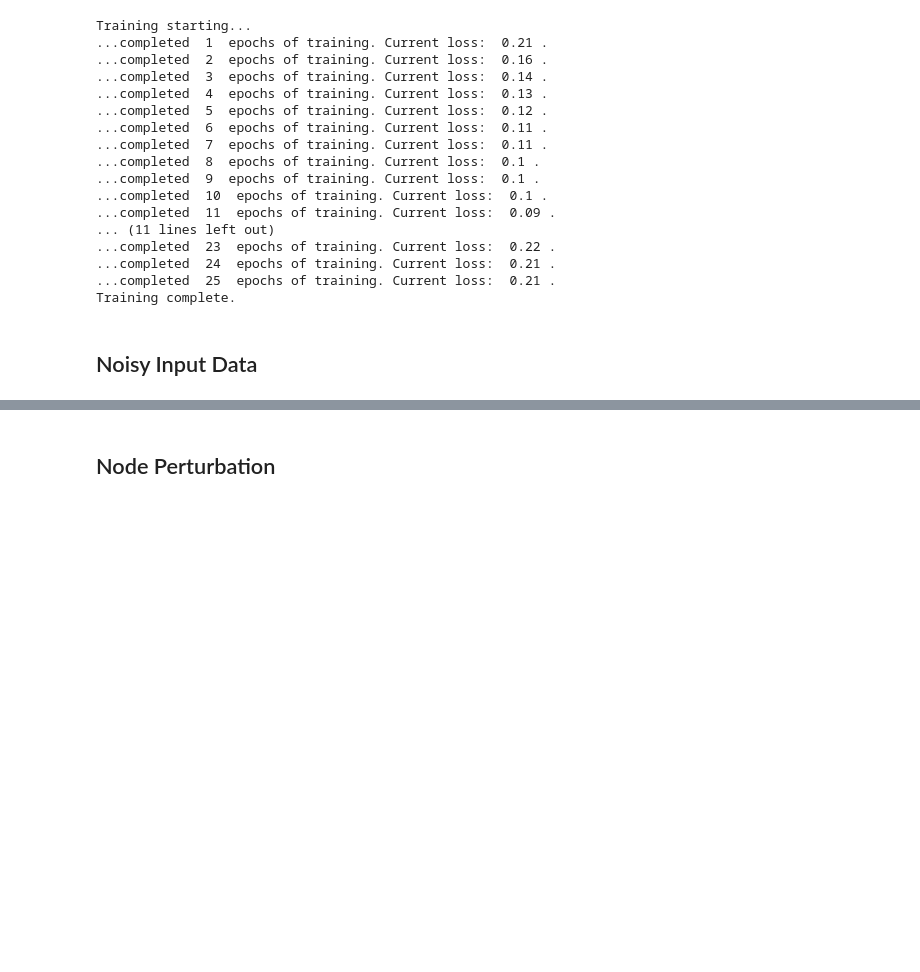
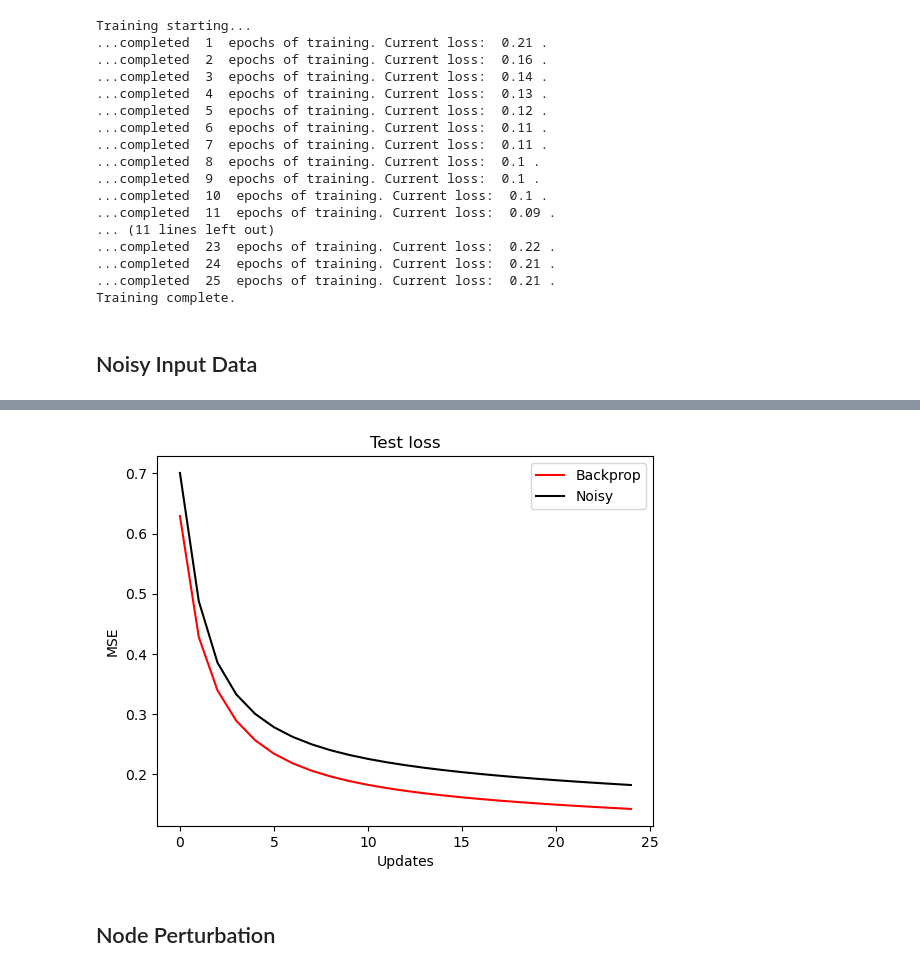
Before and after one commit to mwassermann/NMA-Microlearning-Project, a Jupyter notebook: Greens.ipynb, the cells around one changed output, grey strips where cells are left out. Saved outputs shown, nothing was run; the diff lists cells and outputs as text; code cells hidden in the pictures; blank space fills up the shorter version.

Commit message:
backprop fixed

```diff
--- a/Greens.ipynb
+++ b/Greens.ipynb
@@ -182,0 +180,14 @@ netnoisy = MLP(rng_bp2, numhidden, sigma=initweight, activation=activation)
+# %%
+# create a network and train it using noisy input data
+indices = rng_bp2.choice(range(test_images.shape[1]), size=(1000,), replace=False)
+
+losses_backprop_noisy = np.zeros((numupdates,))
+accuracy_backprop_noisy = np.zeros((numepochs,))
+test_loss_backprop_noisy = np.zeros((numepochs,))
+
+# create a network and train it using backprop with oen of two nosie types (gauss or s&p)
+netbackprop = MLP(rng_bp2, numhidden, sigma=initweight, activation=activation)
+(losses_backprop_noisy[:], accuracy_backprop_noisy[:], test_loss_backprop_noisy[:], _) = \
+    netbackprop.train(rng_bp2, train_images, train_labels, numepochs, test_images[:, indices], test_labels[:, indices], \
+                      learning_rate=learnrate, batch_size=batchsize, algorithm='backprop', noise=noise, \
+                      noise_type='gauss',report=report, report_rate=rep_rate)
@@ -183,3 +212,14 @@ netnoisy = MLP(rng_bp2, numhidden, sigma=initweight, activation=activation)
+# %%
+#Quick proof that it works
+plt.plot(test_loss_backprop, label="Backprop", color='r')
+plt.plot(test_loss_backprop_noisy, label="Noisy", color='k')
+plt.xlabel("Updates")
+plt.ylabel("MSE")
+plt.legend()
+plt.title("Test loss")
+plt.show()
+# %% [output]
+[figure, added]
 # %% [markdown]
 ## Node Perturbation
 # %%
```
Also changed, not shown: parts of 3 cells of this notebook, 1 other file.
